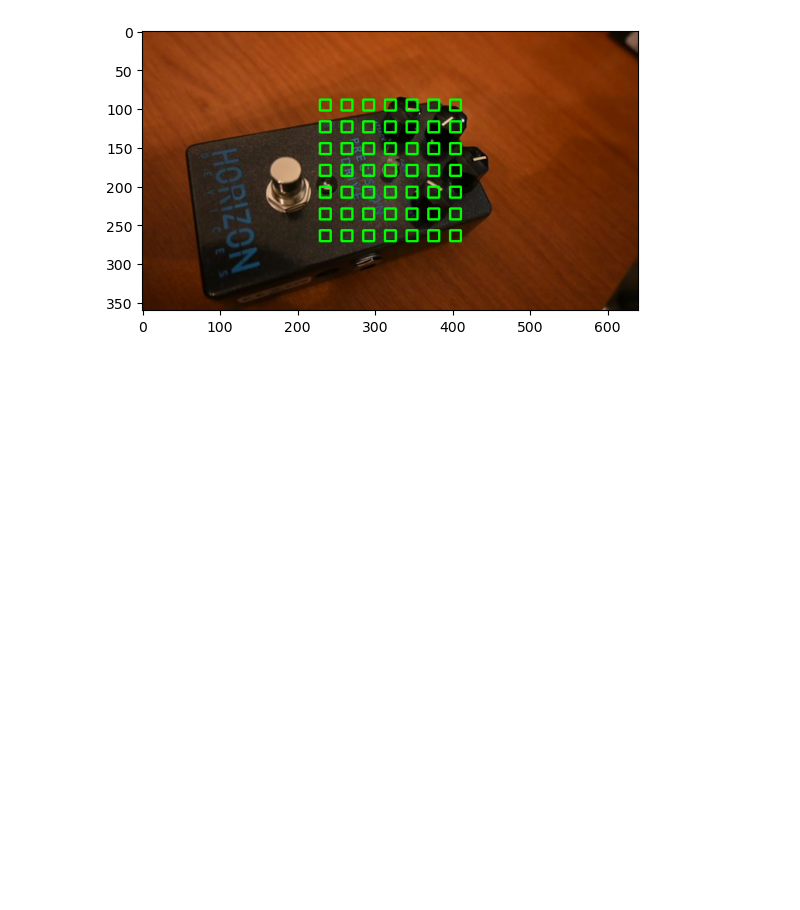
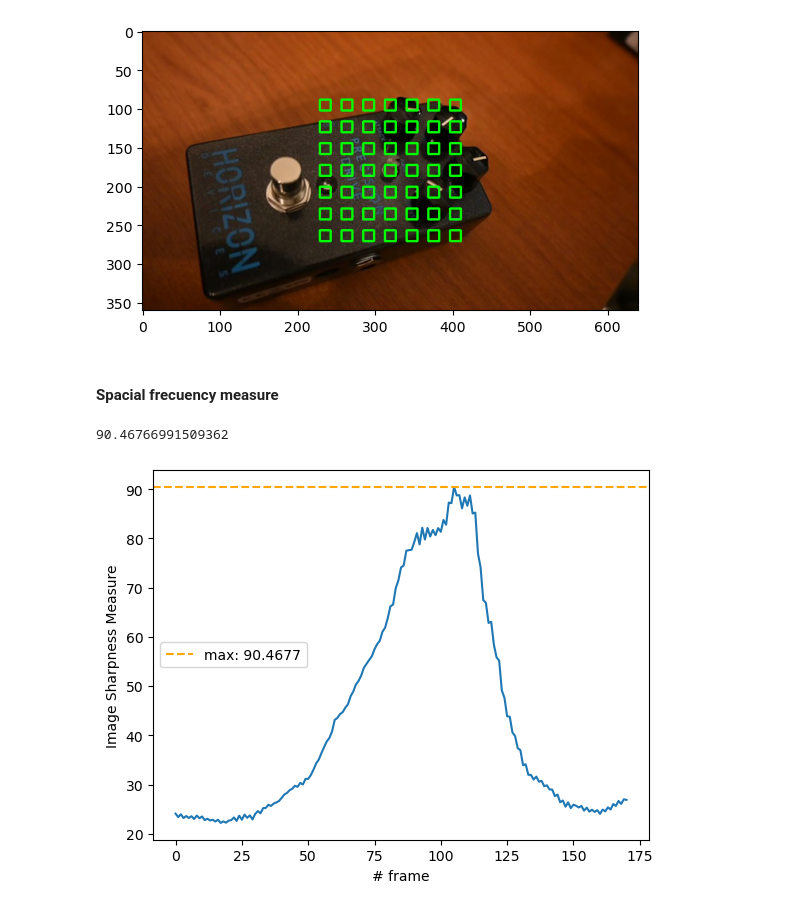
Before and after one commit to gx-ceia-tps/vision-computadora-1-tps, a Jupyter notebook: tp2/tp2.ipynb, the cells around one changed output. Drawn from its saved outputs; the diff is of its cells as text; code cells hidden in the pictures; blank space fills up the shorter version.

```diff
--- a/tp2/tp2.ipynb
+++ b/tp2/tp2.ipynb
@@ -321,0 +343,13 @@ write_video('output_acmo.mp4', acmo_focus_image)
+# %% [markdown]
+#### Spacial frecuency measure
+# %%
+def spatial_frequency(image):
+    Ix = np.diff(image, axis=1)
+    Iy = np.diff(image, axis=0)
+    return np.sqrt(np.sum(Ix ** 2) + np.sum(Iy ** 2))
+# %%
+metrics_7x7_sf = [group_metric_x(cv2.imread(frame), points_7x7, spatial_frequency) for frame in frame_paths]
+plot_metric(metrics_7x7_sf)
+# %% [output]
+90.46766991509362
+[figure, added]
```
Also changed, not shown: parts of 14 cells of this notebook, 4 other files.
